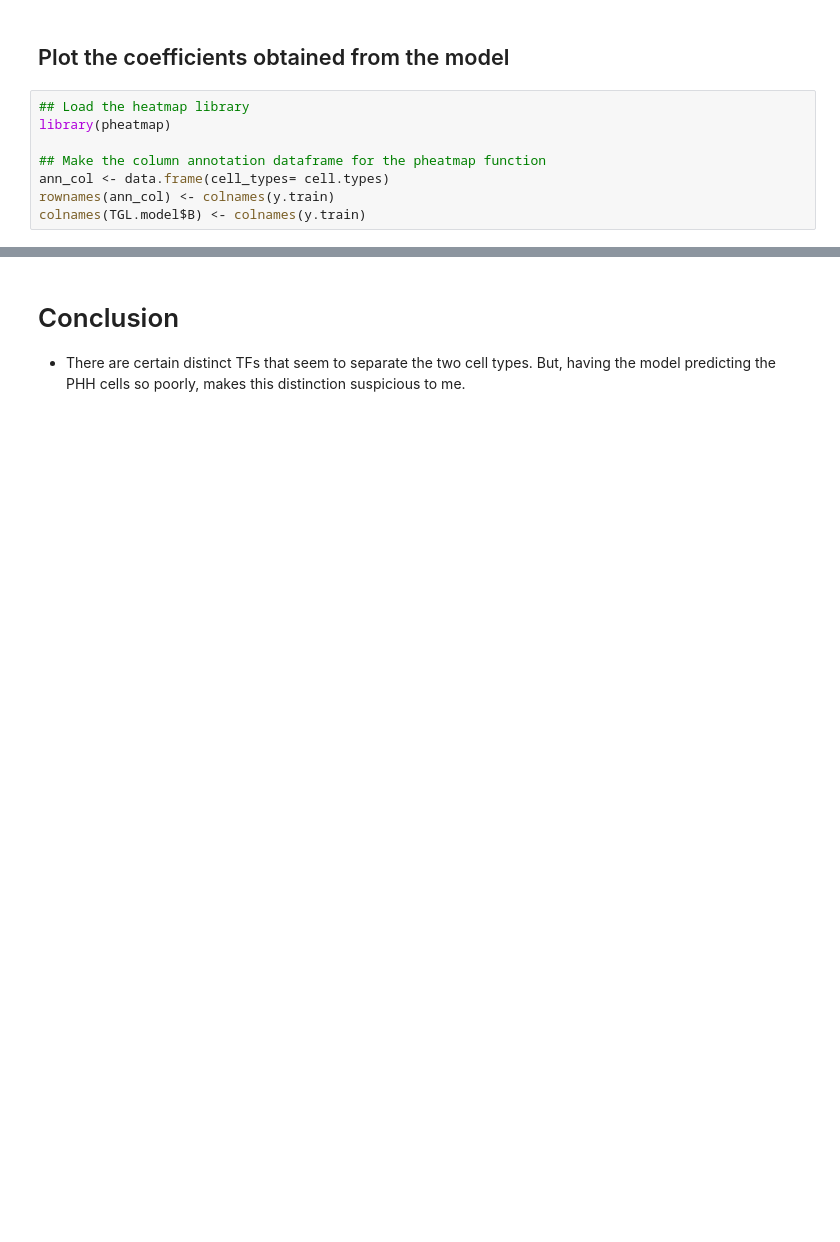
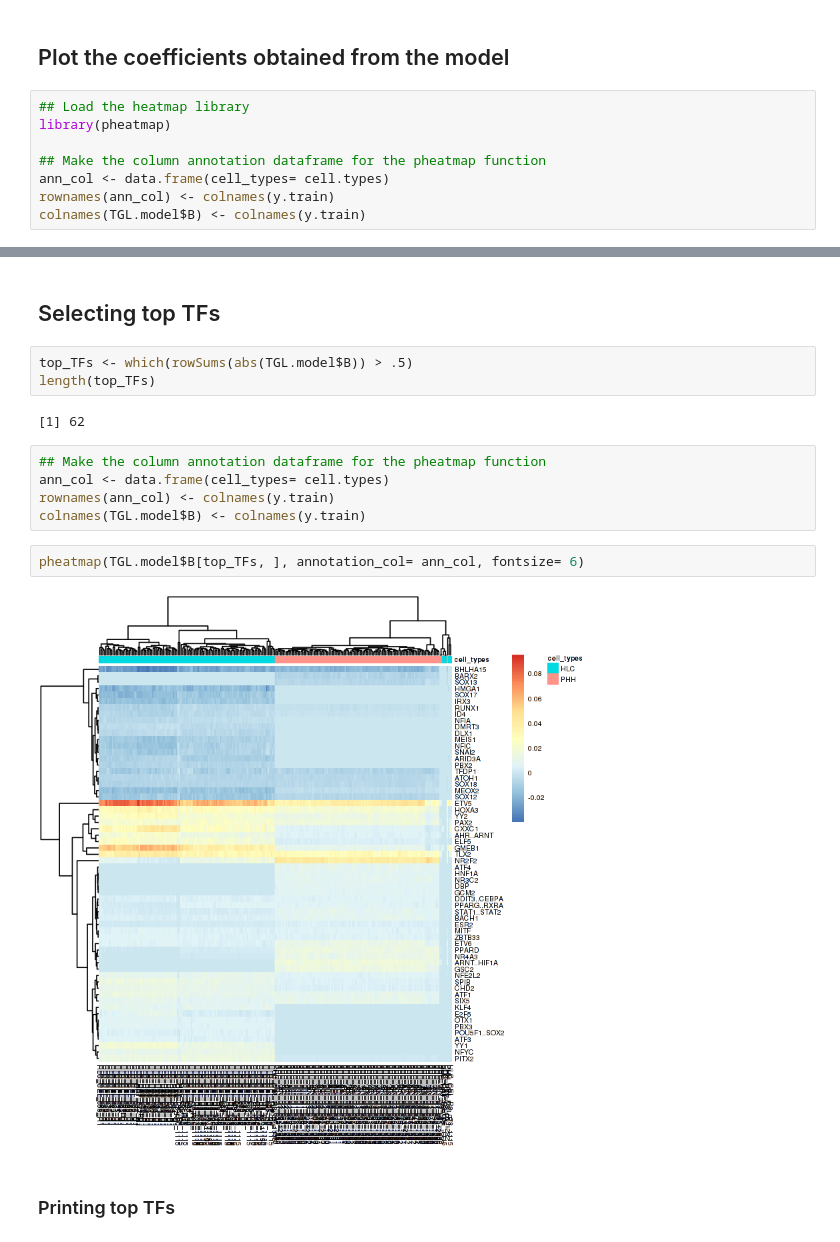
Before and after one commit to fba67/scMTL, a Jupyter notebook: sc_iPCs_imputed.ipynb, the cells around one changed output, grey strips where cells are left out. Cells and saved outputs as stored; diff of their text form; blank space fills up the shorter version.

```diff
--- a/sc_iPCs_imputed.ipynb
+++ b/sc_iPCs_imputed.ipynb
@@ -164,3 +163,18 @@ There is a clear distiction in the coefficients of the TFs assigned for each cel
-# %% [markdown]
-# Conclusion
-* There are certain distinct TFs that seem to separate the two cell types. But, having the model predicting the PHH cells so poorly, makes this distinction suspicious to me.
+# %% [markdown]
+## Selecting top TFs
+# %%
+top_TFs <- which(rowSums(abs(TGL.model$B)) > .5)
+length(top_TFs)
+# %% [output]
+[1] 62
+# %%
+## Make the column annotation dataframe for the pheatmap function
+ann_col <- data.frame(cell_types= cell.types)
+rownames(ann_col) <- colnames(y.train)
+colnames(TGL.model$B) <- colnames(y.train)
+# %%
+pheatmap(TGL.model$B[top_TFs, ], annotation_col= ann_col, fontsize= 6)
+# %% [output]
+[figure, added]
+# %% [markdown]
+### Printing top TFs
```
Also changed, not shown: parts of 14 cells of this notebook.
